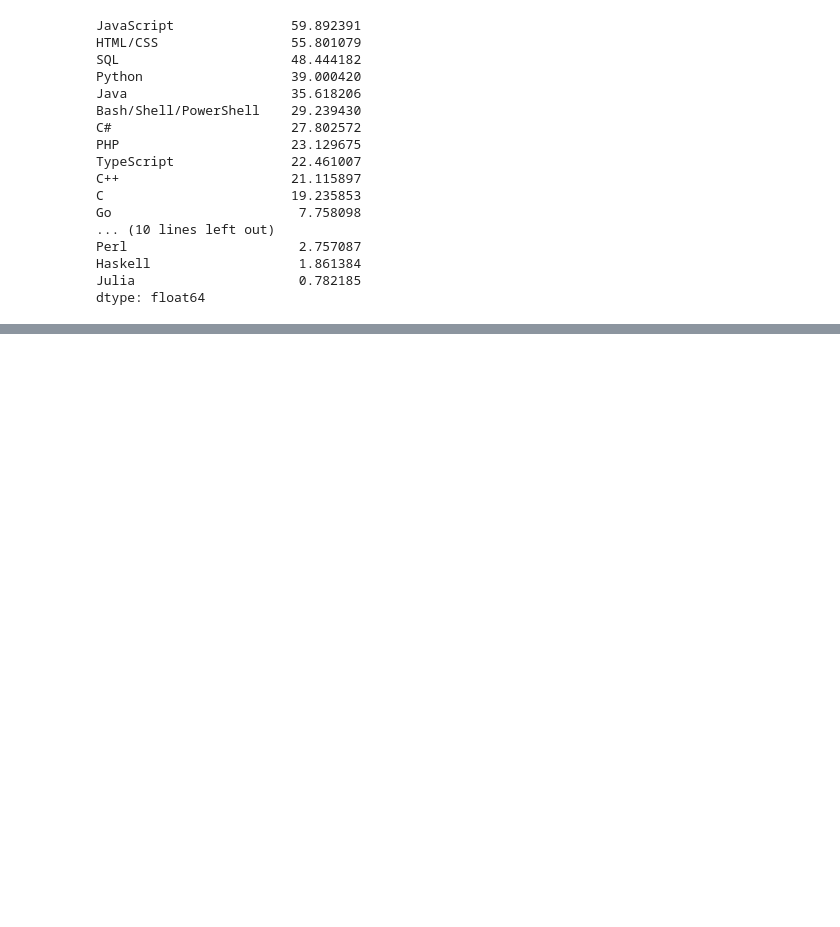
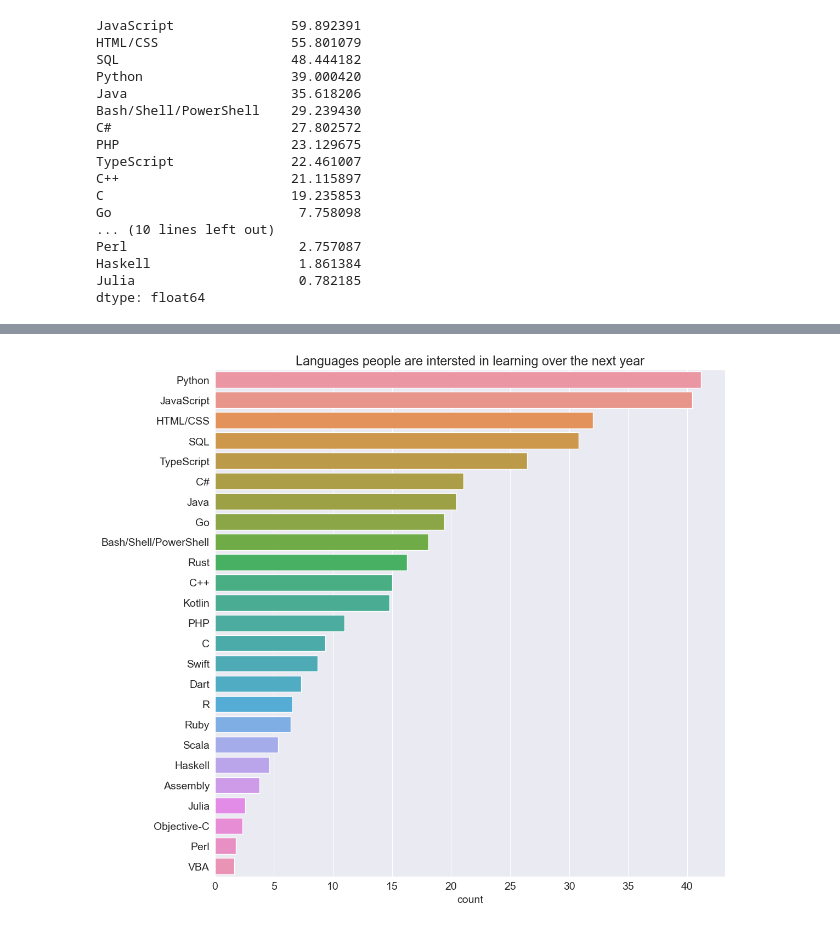
Before and after one commit to fabrice-programmer/project-das, a Jupyter notebook: realworld.ipynb, the cells around one changed output, grey strips where cells are left out. Cells and saved outputs as stored; diff of their text form; code cells hidden in the pictures; blank space fills up the shorter version.

```diff
--- a/realworld.ipynb
+++ b/realworld.ipynb
@@ -445,0 +453,4 @@ dtype: float64
+# %%
+languages_interested_df=split_multicolumn(survey_df.LanguageDesireNextYear)
+languages_interested_percentages=languages_interested_df.mean().sort_values(ascending=False)*100
+languages_interested_percentages
@@ -445,0 +475,7 @@ dtype: float64
+# %%
+plt.figure(figsize=(12,12))
+sns.barplot(x=languages_interested_percentages,y=languages_interested_percentages.index)
+plt.title('Languages people are intersted in learning over the next year');
+plt.xlabel('count');
+# %% [output]
+[figure, added]
```
Also changed, not shown: parts of 7 cells of this notebook.
